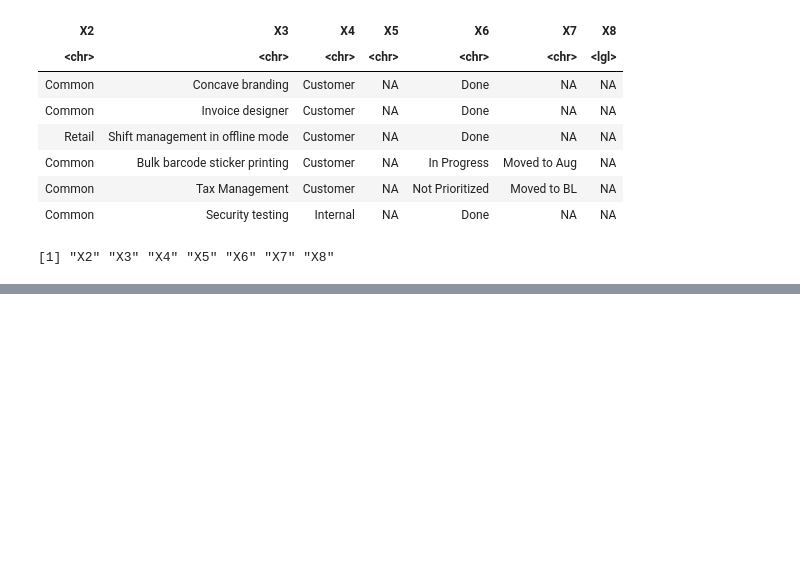
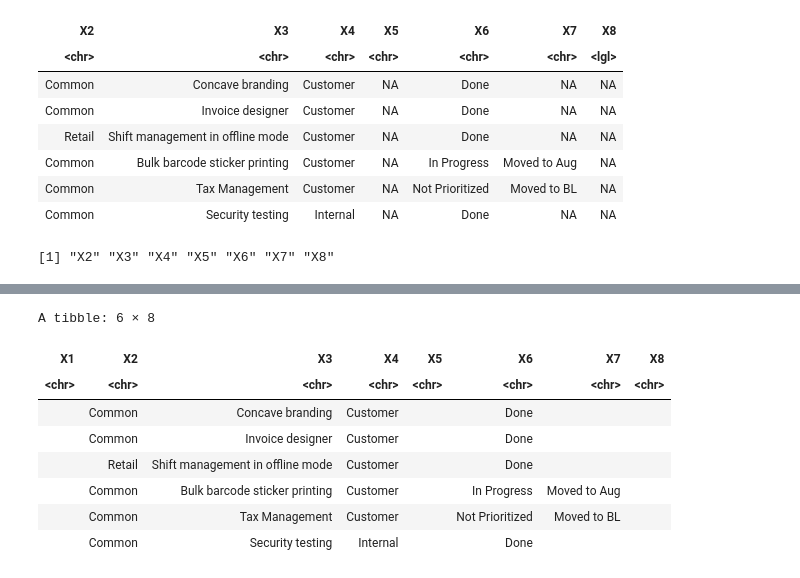
Before and after one commit to patternproject/r.sb.roadmapConvertPipe, a Jupyter notebook: v_0_1.ipynb, the cells around one changed output, grey strips where cells are left out. Drawn from its saved outputs; the diff is of its cells as text; code cells hidden in the pictures; blank space fills up the shorter version.

```diff
--- a/v_0_1.ipynb
+++ b/v_0_1.ipynb
@@ -64,0 +119,18 @@ df_2 %>% replace_na(list(
+# %%
+# add dummy col
+# R add column before another column
+df_4 <- df_3 %>%
+  add_column(X1 = '',
+  .before = "X2")
+# %%
+head(df_4)
+# %% [output]
+A tibble: 6 × 8
+| X1 | X2 | X3 | X4 | X5 | X6 | X7 | X8 |
+| <chr> | <chr> | <chr> | <chr> | <chr> | <chr> | <chr> | <chr> |
+|  | Common | Concave branding | Customer |  | Done |  |  |
+|  | Common | Invoice designer | Customer |  | Done |  |  |
+|  | Retail | Shift management in offline mode | Customer |  | Done |  |  |
+|  | Common | Bulk barcode sticker printing | Customer |  | In Progress | Moved to Aug |  |
+|  | Common | Tax Management | Customer |  | Not Prioritized | Moved to BL |  |
+|  | Common | Security testing | Internal |  | Done |  |  |
```
Also changed, not shown: parts of 7 cells of this notebook.
